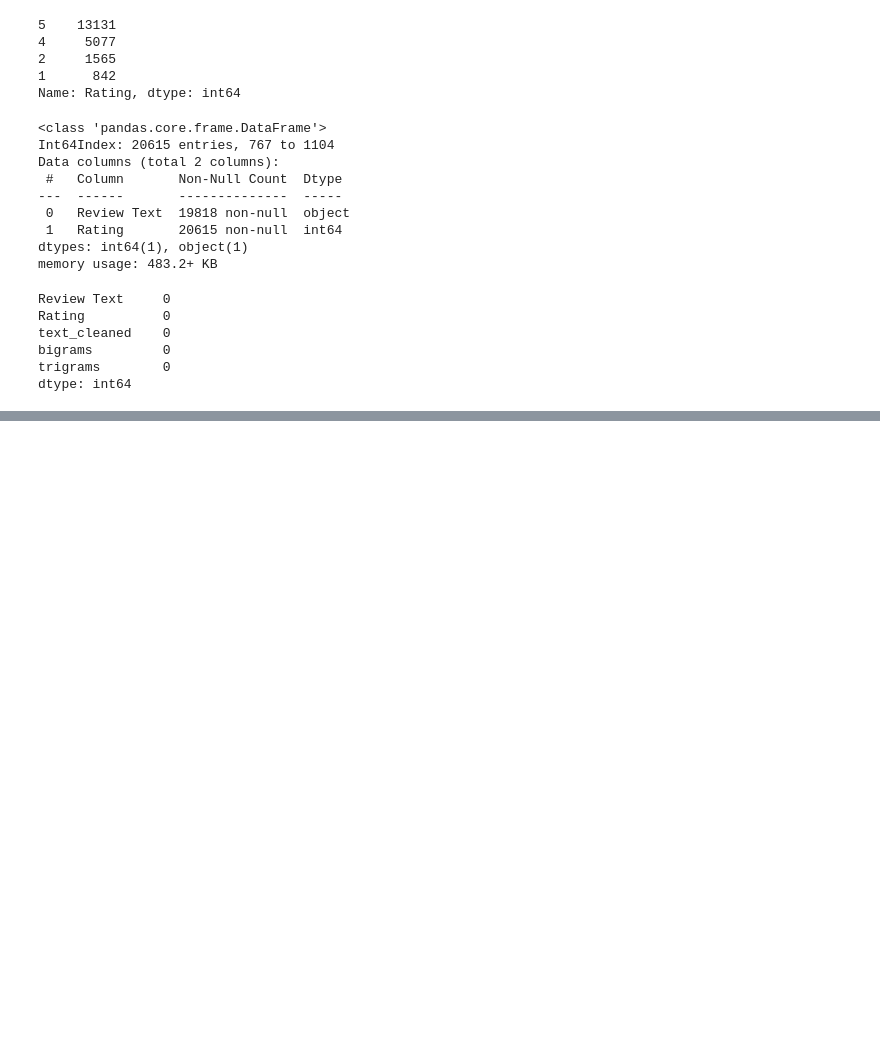
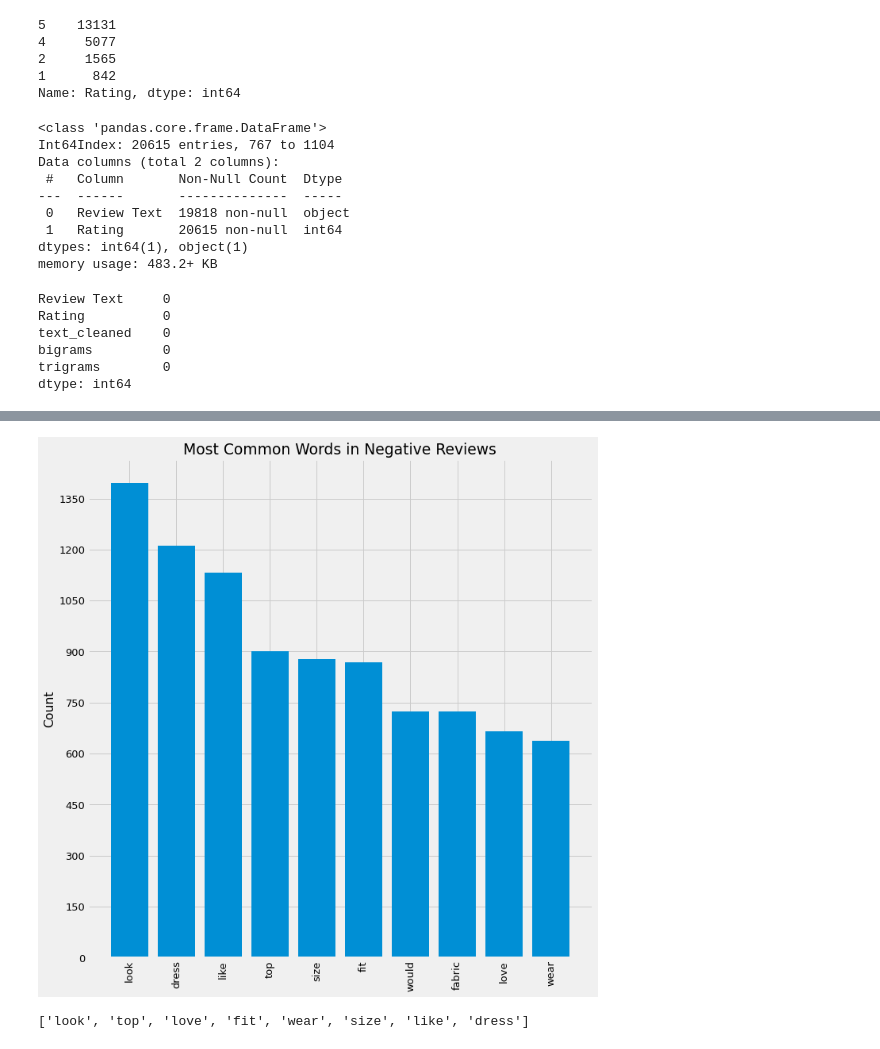
Before and after one commit to ThomasHChapman/classifying_user_reviews, a Jupyter notebook: working_notebooks/preprocessing_nb_10words.ipynb, the cells around one changed output, grey strips where cells are left out. Saved outputs shown, nothing was run; the diff lists cells and outputs as text; code cells hidden in the pictures; blank space fills up the shorter version.

```diff
--- a/working_notebooks/preprocessing_nb_10words.ipynb
+++ b/working_notebooks/preprocessing_nb_10words.ipynb
@@ -737,0 +759,12 @@ df_fash.to_csv('../data/fashion_cleaned.csv')
+# %%
+# Ten most common words appearing in positive fashion reviews
+neg_fash_dist = FreqDist(df_fash['text_cleaned'].str.split().explode().loc[df_fash['sentiment'] == 1])
+visualize_top_n(neg_fash_dist, 'Most Common Words in Negative Reviews', 10)
+# %% [output]
+[figure, added]
+# %%
+# Identify common words among the 10 most frequent words in reviews of each sentiment
+fash_sw = sw_finder(neg_fash_dist, pos_fash_dist, 10)
+fash_sw
+# %% [output]
+['look', 'top', 'love', 'fit', 'wear', 'size', 'like', 'dress']
```
Also changed, not shown: parts of 9 cells of this notebook.
